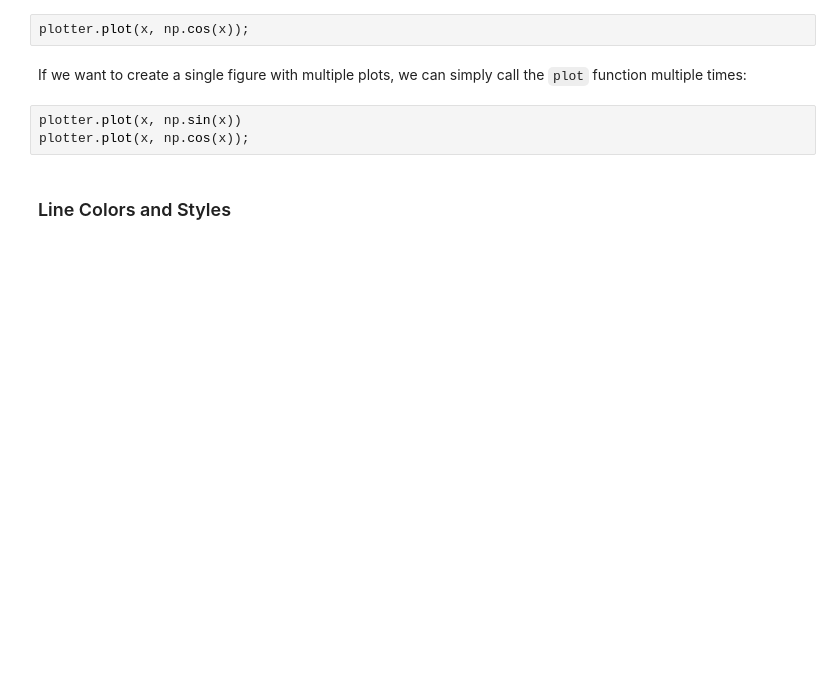
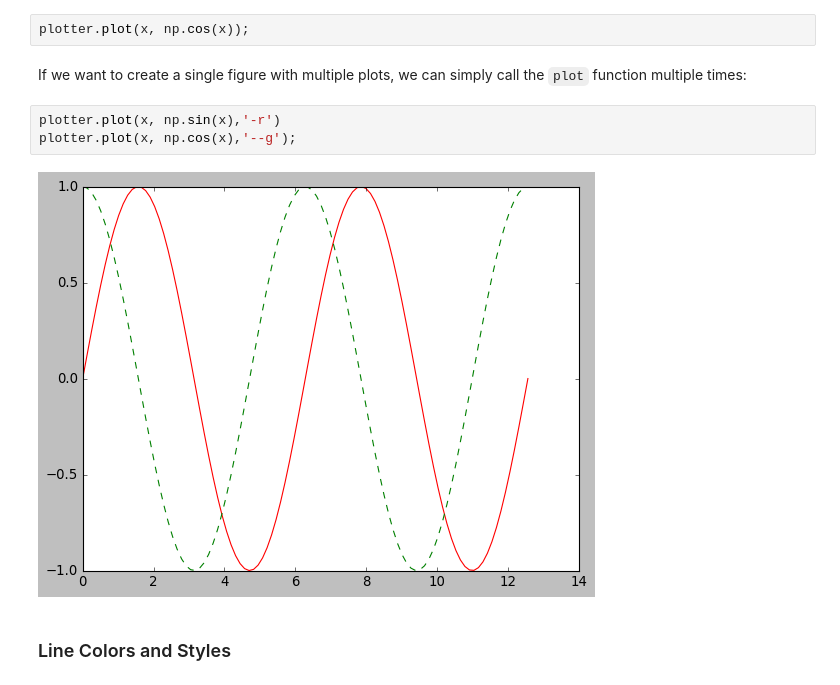
Before and after one commit to CBGP-UPM-INIA-PUBLIC/Accelerated_Advanced_Python_weeks3_4, a Jupyter notebook: Day3.ipynb, the cells around one changed output. Saved outputs shown, nothing was run; the diff lists cells and outputs as text; blank space fills up the shorter version.

```diff
--- a/Day3.ipynb
+++ b/Day3.ipynb
@@ -82,8 +102,10 @@ plotter.plot(x, np.cos(x));
 # %% [markdown]
 If we want to create a single figure with multiple plots, we can simply call the ``plot`` function multiple times:
 # %%
-plotter.plot(x, np.sin(x))
-plotter.plot(x, np.cos(x));
+plotter.plot(x, np.sin(x),'-r')
+plotter.plot(x, np.cos(x),'--g');
+# %% [output]
+[figure, added]
 # %% [markdown]
 ### Line Colors and Styles
 # %% [markdown]
```
Also changed, not shown: parts of 26 cells of this notebook, 9 other files.
